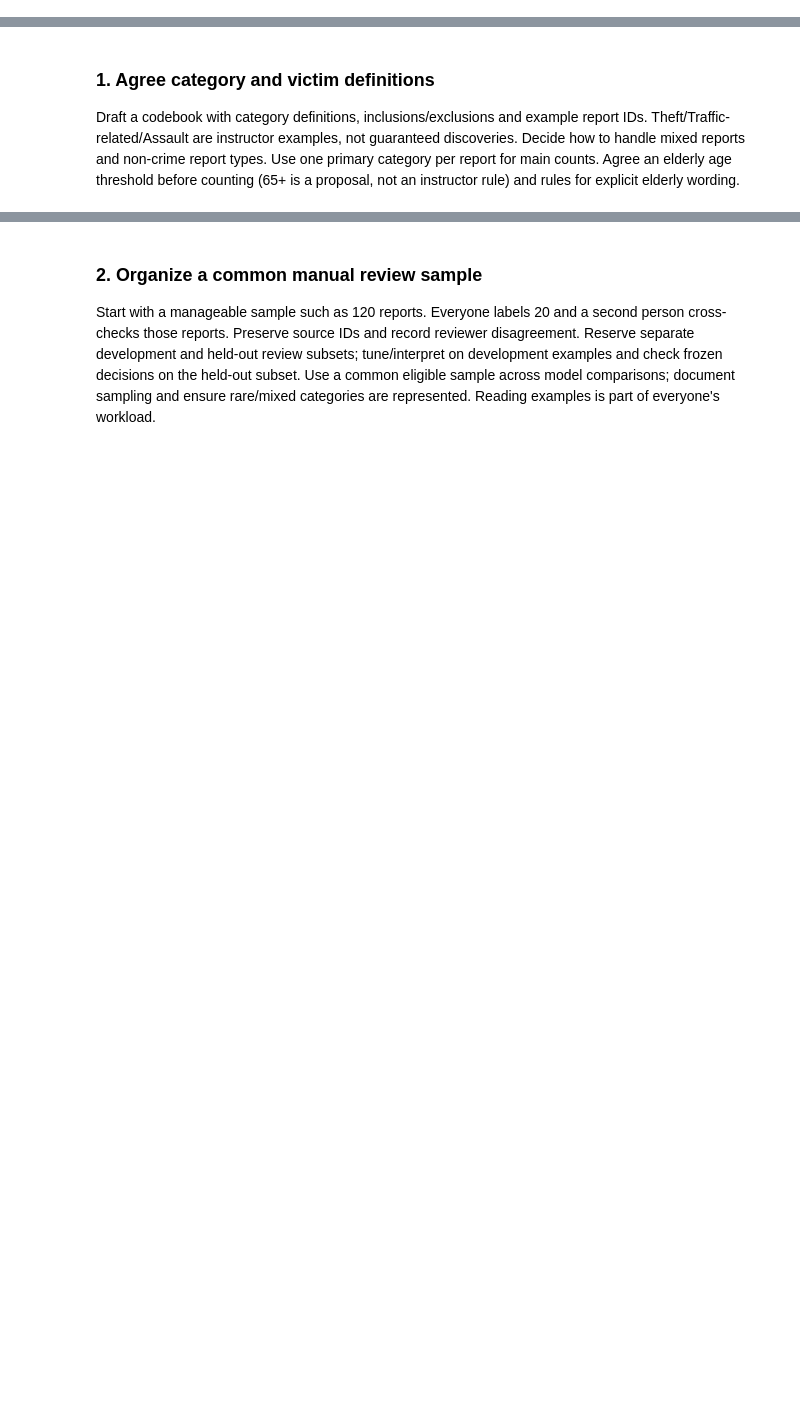
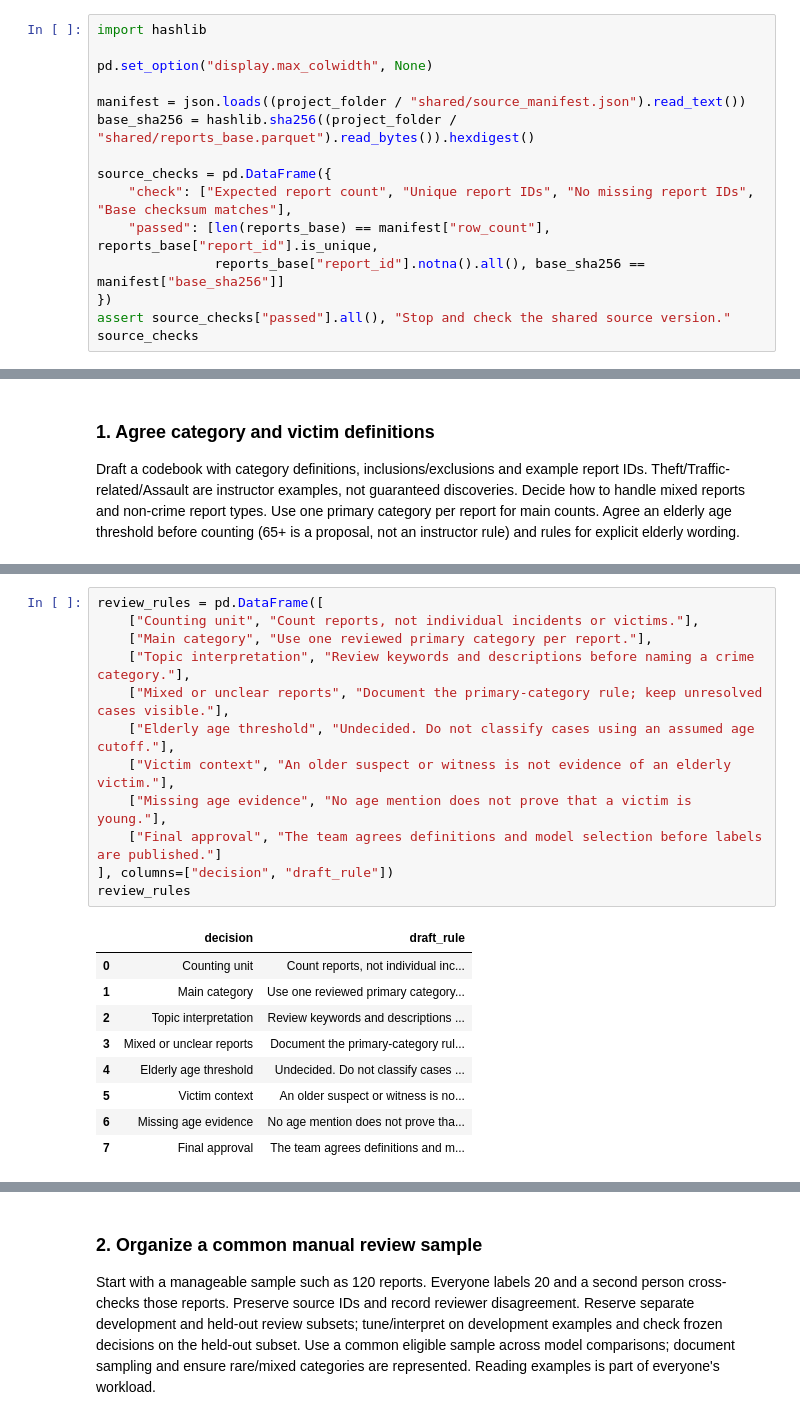
Before and after one commit to mshongwe775/bremen-crime-data-analytics, a Jupyter notebook: team_notebooks/06_validation_and_elderly.ipynb, the cells around one changed output, grey strips where cells are left out. Cells and saved outputs as stored; diff of their text form; blank space fills up the shorter version.

Commit message:
Start Member 6 source checks and draft review protocol

```diff
--- a/team_notebooks/06_validation_and_elderly.ipynb
+++ b/team_notebooks/06_validation_and_elderly.ipynb
@@ -64,0 +69,15 @@ Preparation pending: final modeling and group analysis must wait for Member 1.
+# %%
+import hashlib
+
+pd.set_option("display.max_colwidth", None)
+
+manifest = json.loads((project_folder / "shared/source_manifest.json").read_text())
+base_sha256 = hashlib.sha256((project_folder / "shared/reports_base.parquet").read_bytes()).hexdigest()
+
+source_checks = pd.DataFrame({
+    "check": ["Expected report count", "Unique report IDs", "No missing report IDs", "Base checksum matches"],
+    "passed": [len(reports_base) == manifest["row_count"], reports_base["report_id"].is_unique,
+               reports_base["report_id"].notna().all(), base_sha256 == manifest["base_sha256"]]
+})
+assert source_checks["passed"].all(), "Stop and check the shared source version."
+source_checks
@@ -92 +176,23 @@ Draft a codebook with category definitions, inclusions/exclusions and example re
+# %%
+review_rules = pd.DataFrame([
+    ["Counting unit", "Count reports, not individual incidents or victims."],
+    ["Main category", "Use one reviewed primary category per report."],
+    ["Topic interpretation", "Review keywords and descriptions before naming a crime category."],
+    ["Mixed or unclear reports", "Document the primary-category rule; keep unresolved cases visible."],
+    ["Elderly age threshold", "Undecided. Do not classify cases using an assumed age cutoff."],
+    ["Victim context", "An older suspect or witness is not evidence of an elderly victim."],
+    ["Missing age evidence", "No age mention does not prove that a victim is young."],
+    ["Final approval", "The team agrees definitions and model selection before labels are published."]
+], columns=["decision", "draft_rule"])
+review_rules
+# %% [output]
+|  | decision | draft_rule |
+| 0 | Counting unit | Count reports, not individual inc... |
+| 1 | Main category | Use one reviewed primary category... |
+| 2 | Topic interpretation | Review keywords and descriptions ... |
+| 3 | Mixed or unclear reports | Document the primary-category rul... |
+| 4 | Elderly age threshold | Undecided. Do not classify cases ... |
+| 5 | Victim context | An older suspect or witness is no... |
+| 6 | Missing age evidence | No age mention does not prove tha... |
+| 7 | Final approval | The team agrees definitions and m... |
 # %% [markdown]
```
Also changed, not shown: parts of 24 cells of this notebook, 6 other files.
